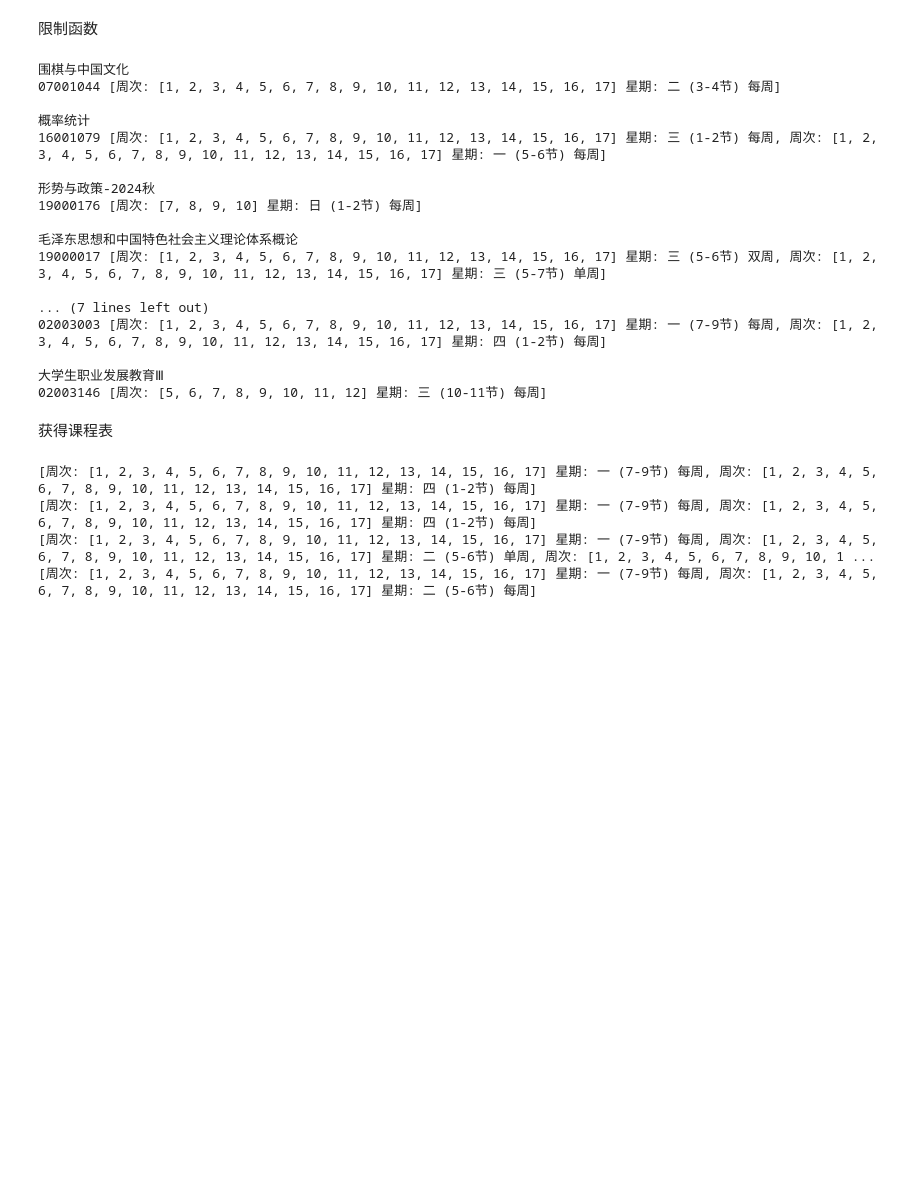
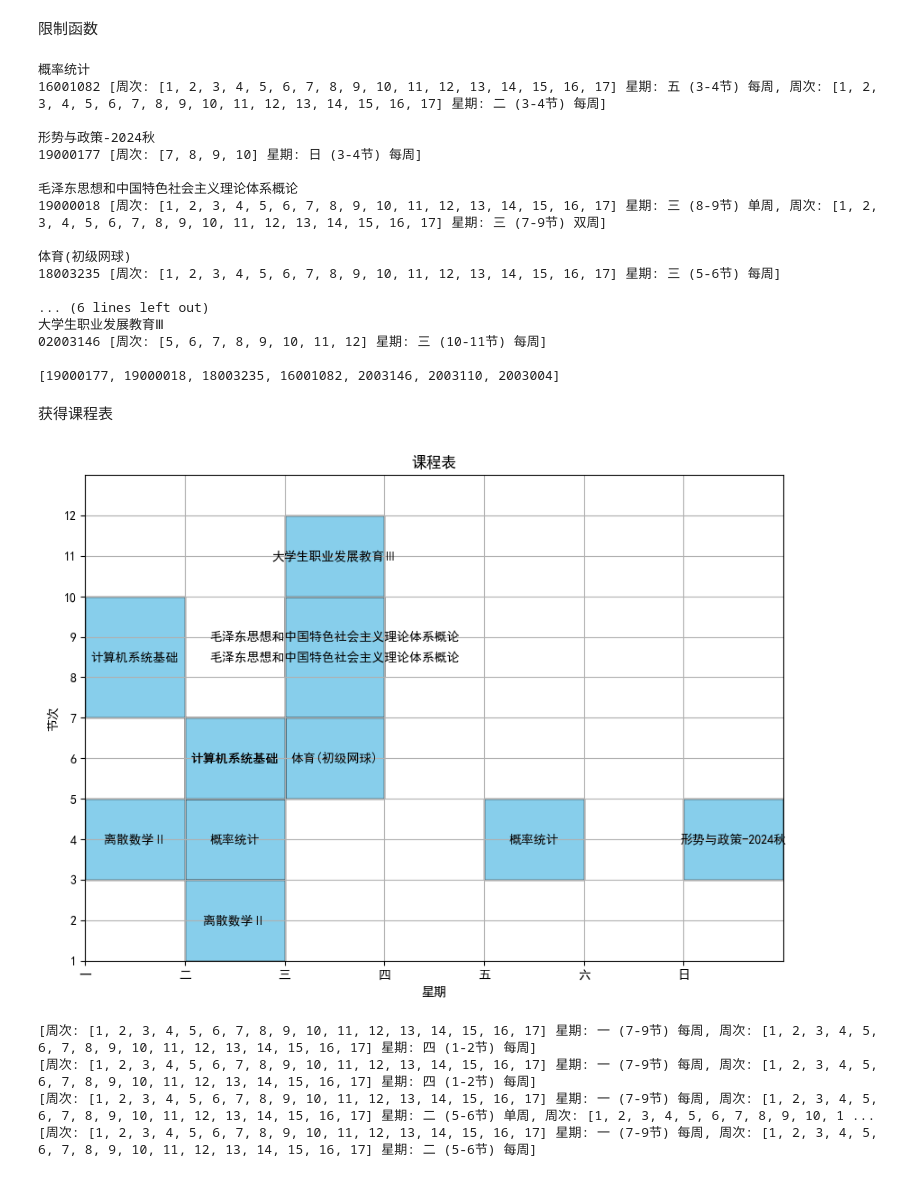
Before and after one commit to ClodLingxi/OucWebAPI, a Jupyter notebook: example_usage.ipynb, the cells around one changed output. Cells and saved outputs as stored; diff of their text form; code cells hidden in the pictures; blank space fills up the shorter version.

Commit message:
Draw course table example

```diff
--- a/example_usage.ipynb
+++ b/example_usage.ipynb
@@ -52,7 +52,7 @@ print(courses_list)
 # %%
 importance_course = [
     '离散数学',
-    '计算机系统基础',
+    # '计算机系统基础',
     '人工智能导论'
     '机器人学导论'
 ]
@@ -84,29 +84,31 @@ def limit_function(course):
     # 早八不选
     for time in course.get_class_time_list():
         if time.start_period == 1:
-            return False
+            return True
 # %% [markdown]
 限制函数
 # %%
 table = CourseTable.calculate_course(courses_list, limit_function)
 table.print_courses()
+selection_number_list = map(lambda course: int(course.selection_number), table.selected_courses)
+print(sorted(selection_number_list, reverse=True))
 # %% [output]
-围棋与中国文化
-07001044 [周次: [1, 2, 3, 4, 5, 6, 7, 8, 9, 10, 11, 12, 13, 14, 15, 16, 17] 星期: 二 (3-4节) 每周]
-
 概率统计
-16001079 [周次: [1, 2, 3, 4, 5, 6, 7, 8, 9, 10, 11, 12, 13, 14, 15, 16, 17] 星期: 三 (1-2节) 每周, 周次: [1, 2, 3, 4, 5, 6, 7, 8, 9, 10, 11, 12, 13, 14, 15, 16, 17] 星期: 一 (5-6节) 每周]
+16001082 [周次: [1, 2, 3, 4, 5, 6, 7, 8, 9, 10, 11, 12, 13, 14, 15, 16, 17] 星期: 五 (3-4节) 每周, 周次: [1, 2, 3, 4, 5, 6, 7, 8, 9, 10, 11, 12, 13, 14, 15, 16, 17] 星期: 二 (3-4节) 每周]
 
 形势与政策-2024秋
-19000176 [周次: [7, 8, 9, 10] 星期: 日 (1-2节) 每周]
+19000177 [周次: [7, 8, 9, 10] 星期: 日 (3-4节) 每周]
 
 毛泽东思想和中国特色社会主义理论体系概论
-19000017 [周次: [1, 2, 3, 4, 5, 6, 7, 8, 9, 10, 11, 12, 13, 14, 15, 16, 17] 星期: 三 (5-6节) 双周, 周次: [1, 2, 3, 4, 5, 6, 7, 8, 9, 10, 11, 12, 13, 14, 15, 16, 17] 星期: 三 (5-7节) 单周]
+19000018 [周次: [1, 2, 3, 4, 5, 6, 7, 8, 9, 10, 11, 12, 13, 14, 15, 16, 17] 星期: 三 (8-9节) 单周, 周次: [1, 2, 3, 4, 5, 6, 7, 8, 9, 10, 11, 12, 13, 14, 15, 16, 17] 星期: 三 (7-9节) 双周]
 
-... (7 lines left out)
-02003003 [周次: [1, 2, 3, 4, 5, 6, 7, 8, 9, 10, 11, 12, 13, 14, 15, 16, 17] 星期: 一 (7-9节) 每周, 周次: [1, 2, 3, 4, 5, 6, 7, 8, 9, 10, 11, 12, 13, 14, 15, 16, 17] 星期: 四 (1-2节) 每周]
+体育(初级网球)
+18003235 [周次: [1, 2, 3, 4, 5, 6, 7, 8, 9, 10, 11, 12, 13, 14, 15, 16, 17] 星期: 三 (5-6节) 每周]
 
+... (6 lines left out)
 大学生职业发展教育Ⅲ
 02003146 [周次: [5, 6, 7, 8, 9, 10, 11, 12] 星期: 三 (10-11节) 每周]
+
+[19000177, 19000018, 18003235, 16001082, 2003146, 2003110, 2003004]
 # %% [markdown]
 获得课程表
@@ -113,3 +161,7 @@ table.print_courses()
+# %%
+draw_course_table(table.selected_courses)
+# %% [output]
+[figure, added]
 # %%
 common_params = FetcherParams()
 common_params.set_keyword('计算机系统基础')
```
Also changed, not shown: parts of 3 cells of this notebook, 2 other files.
